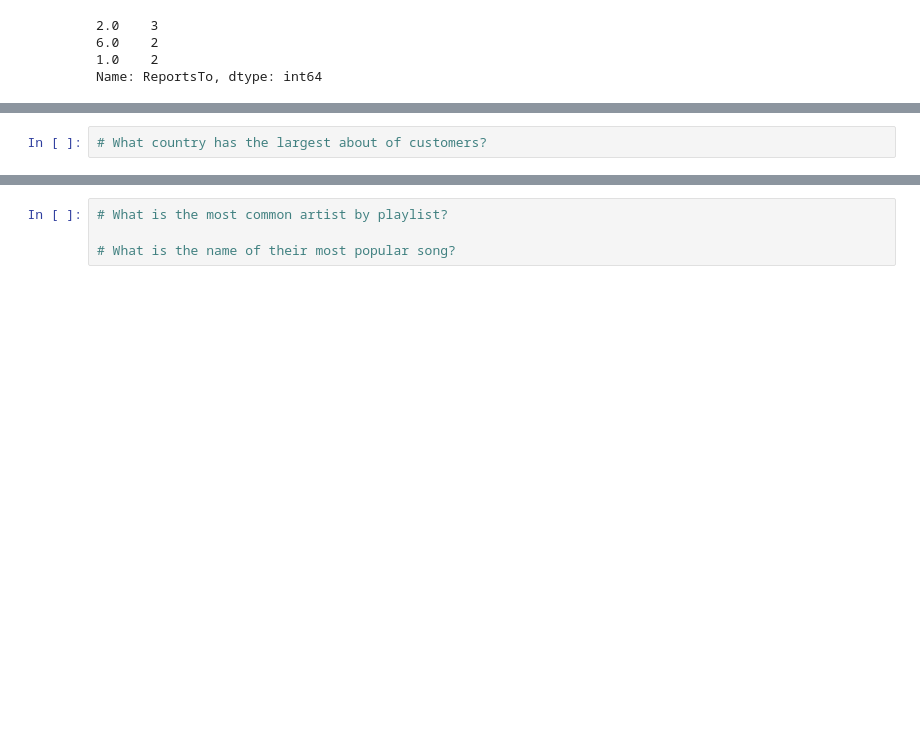
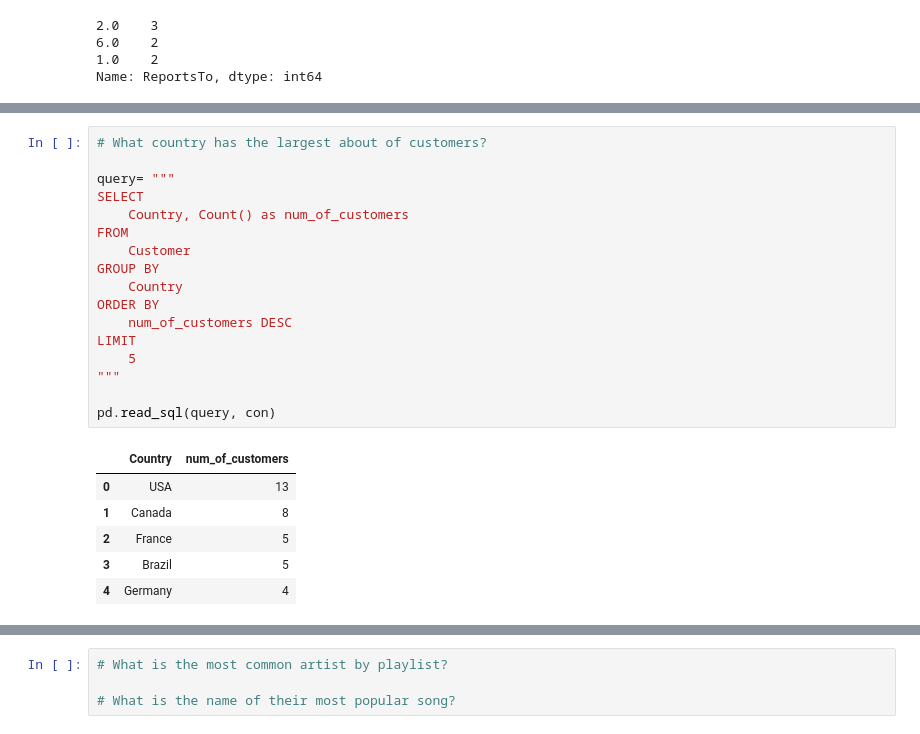
Before and after one commit to ThomasHChapman/DS-Live-051622, a Jupyter notebook: Phase3/SQL_Stand_Up.ipynb, the cells around one changed output, grey strips where cells are left out. Cells and saved outputs as stored; diff of their text form; blank space fills up the shorter version.

```diff
--- a/Phase3/SQL_Stand_Up.ipynb
+++ b/Phase3/SQL_Stand_Up.ipynb
@@ -288,4 +318,26 @@ pd.read_sql(query, con)
 # %%
 # What country has the largest about of customers?
+
+query= """
+SELECT
+    Country, Count() as num_of_customers
+FROM
+    Customer
+GROUP BY
+    Country
+ORDER BY
+    num_of_customers DESC
+LIMIT
+    5
+"""
+
+pd.read_sql(query, con)
+# %% [output]
+|  | Country | num_of_customers |
+| 0 | USA | 13 |
+| 1 | Canada | 8 |
+| 2 | France | 5 |
+| 3 | Brazil | 5 |
+| 4 | Germany | 4 |
 # %%
 # What is the most popular song by country?
```
Also changed, not shown: parts of 4 cells of this notebook.
